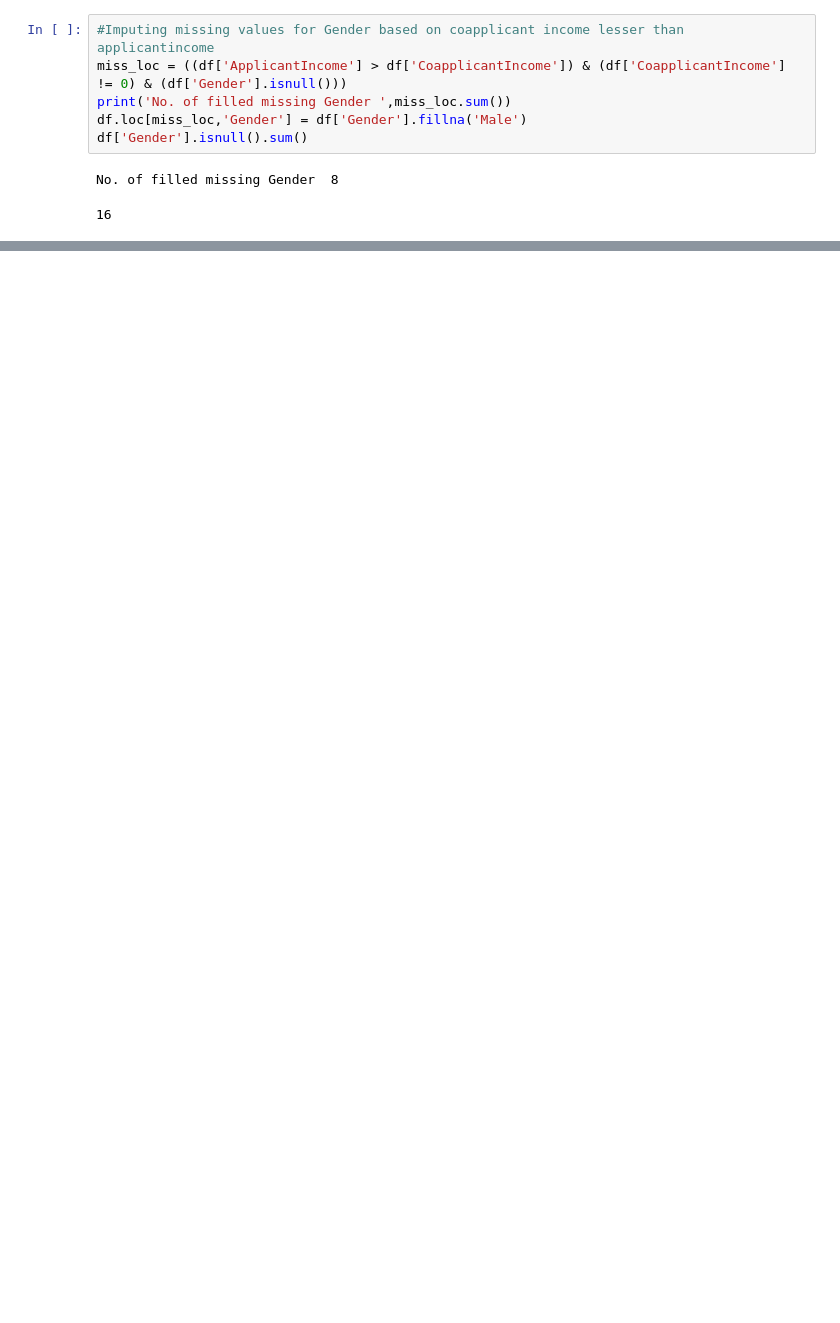
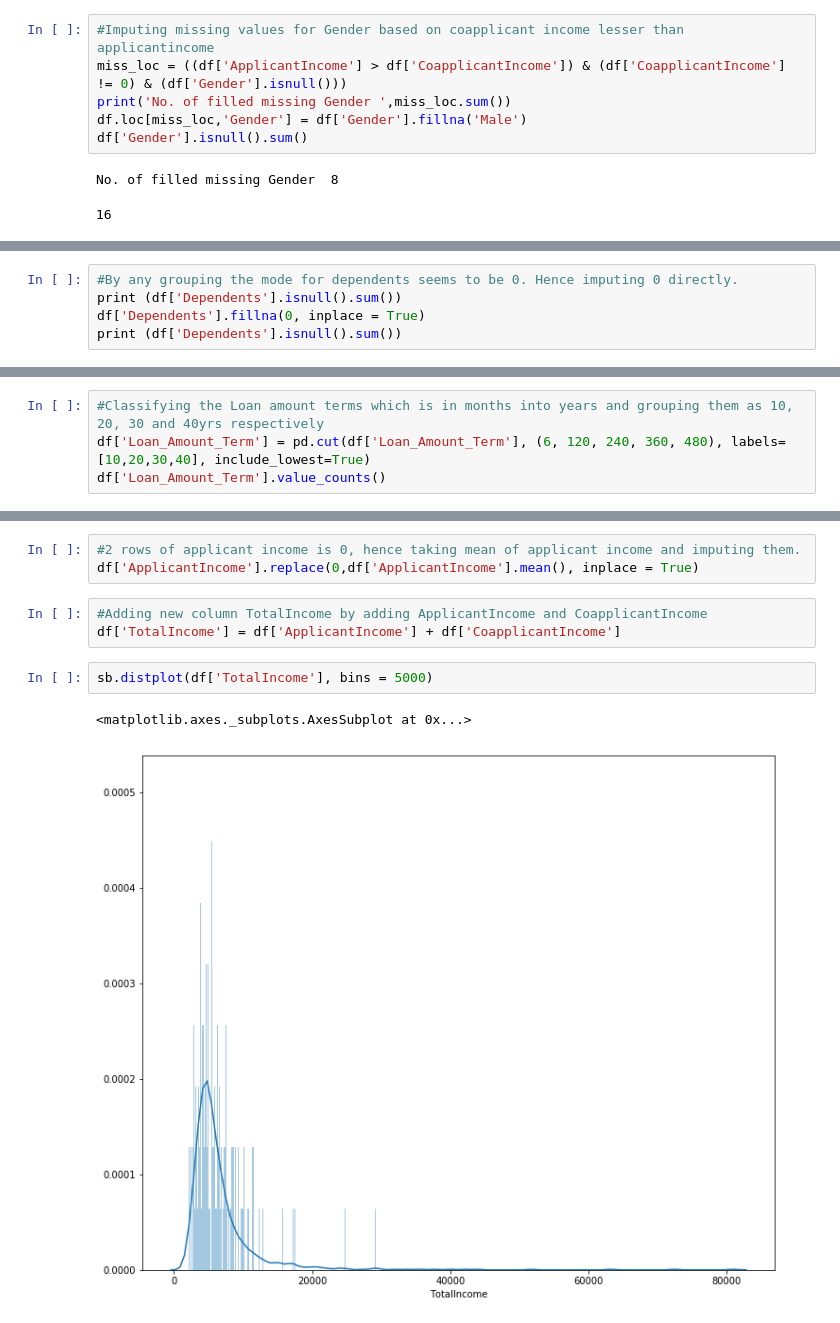
Before and after one commit to harimindi/Loan-Prediction-, a Jupyter notebook: Loan Prediction.ipynb, the cells around one changed output, grey strips where cells are left out. Drawn from its saved outputs; the diff is of its cells as text; blank space fills up the shorter version.

```diff
--- a/Loan Prediction.ipynb
+++ b/Loan Prediction.ipynb
@@ -113,0 +190,5 @@ No. of filled missing Gender  6
+# %%
+#By any grouping the mode for dependents seems to be 0. Hence imputing 0 directly.
+print (df['Dependents'].isnull().sum())
+df['Dependents'].fillna(0, inplace = True)
+print (df['Dependents'].isnull().sum())
@@ -113,0 +214,4 @@ No. of filled missing Gender  6
+# %%
+#Classifying the Loan amount terms which is in months into years and grouping them as 10, 20, 30 and 40yrs respectively
+df['Loan_Amount_Term'] = pd.cut(df['Loan_Amount_Term'], (6, 120, 240, 360, 480), labels=[10,20,30,40], include_lowest=True)
+df['Loan_Amount_Term'].value_counts()
@@ -113,0 +231,11 @@ No. of filled missing Gender  6
+# %%
+#2 rows of applicant income is 0, hence taking mean of applicant income and imputing them.
+df['ApplicantIncome'].replace(0,df['ApplicantIncome'].mean(), inplace = True)
+# %%
+#Adding new column TotalIncome by adding ApplicantIncome and CoapplicantIncome
+df['TotalIncome'] = df['ApplicantIncome'] + df['CoapplicantIncome']
+# %%
+sb.distplot(df['TotalIncome'], bins = 5000)
+# %% [output]
+<matplotlib.axes._subplots.AxesSubplot at 0x...>
+[figure, added]
```
Also changed, not shown: parts of 43 cells of this notebook.
